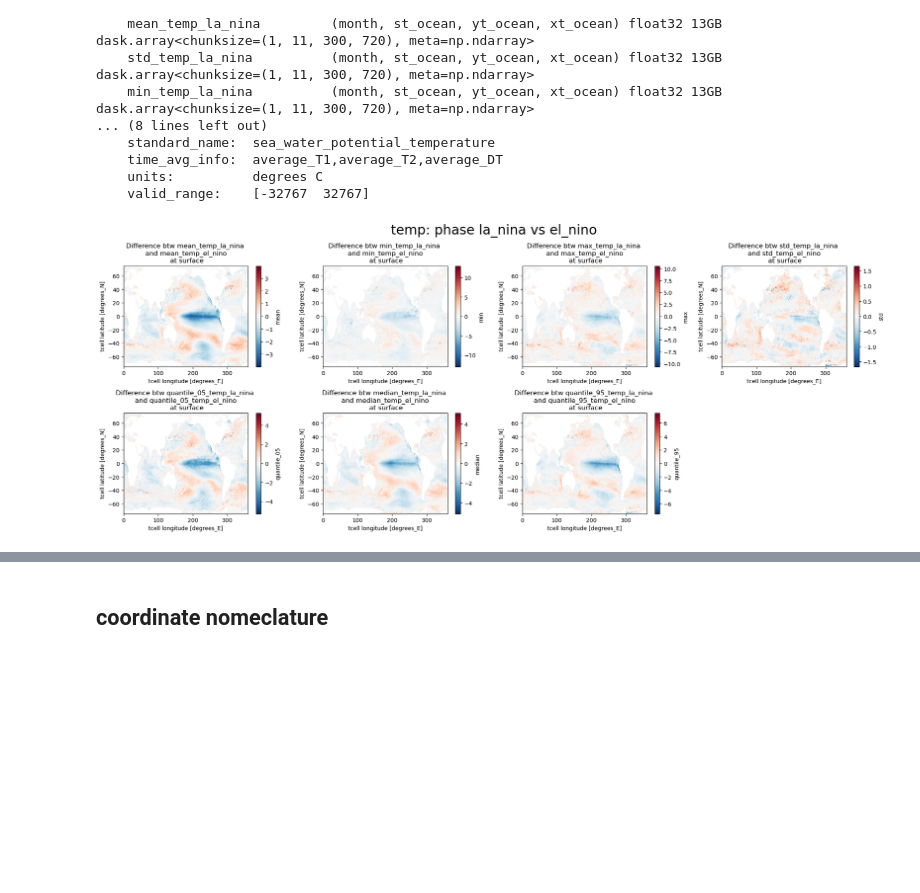
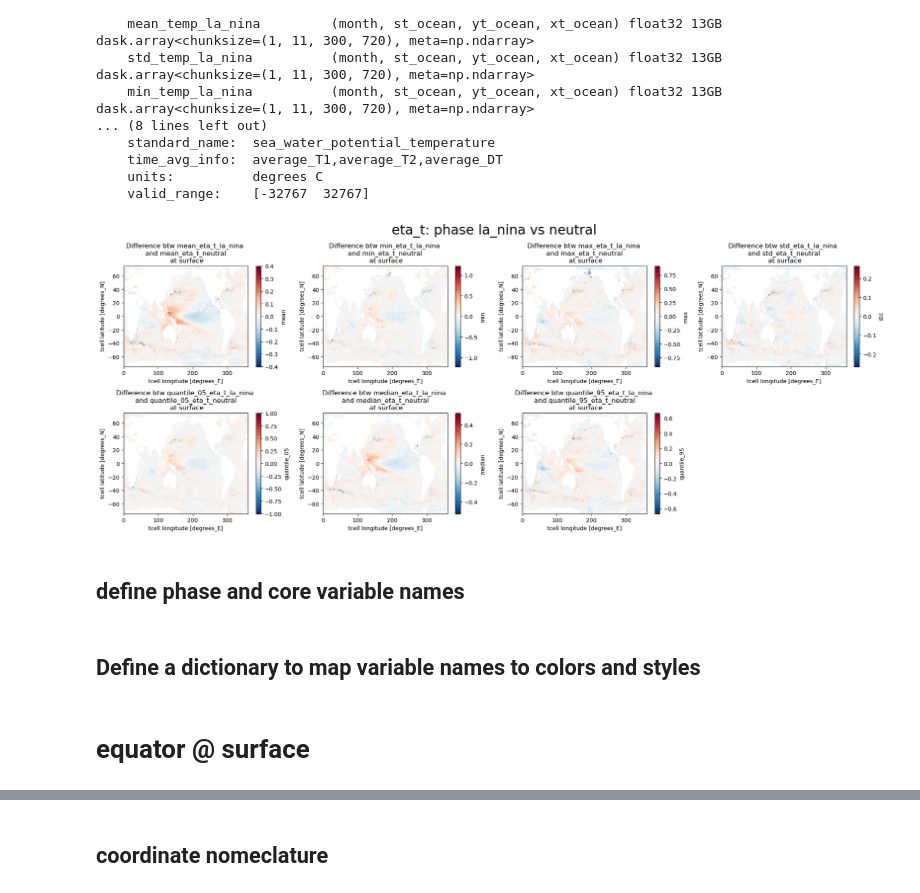
Before and after one commit to Thomas-Moore-Creative/BRAN-climatology-generator-demo, a Jupyter notebook: notebooks/sanity_check_GISready_netcdf.ipynb, the cells around one changed output, grey strips where cells are left out. Drawn from its saved outputs; the diff is of its cells as text; code cells hidden in the pictures; blank space fills up the shorter version.

```diff
--- a/notebooks/sanity_check_GISready_netcdf.ipynb
+++ b/notebooks/sanity_check_GISready_netcdf.ipynb
@@ -52,2 +54,9 @@ client = Client(cluster)
 # %%
-results_path = '/g/data/es60/users/thomas_moore/clim_demo_results/daily/bran2020_GISready_results/'
+GISready_results_path = '/g/data/es60/users/thomas_moore/clim_demo_results/daily/bran2020_GISready_results/'
+final_results_path = '/g/data/es60/users/thomas_moore/clim_demo_results/daily/bran2020_final_results/'
+intermediate_results_path = '/g/data/es60/users/thomas_moore/clim_demo_results/daily/bran2020_intermediate_results/'
+# %%
+def load_GISready_ds(GISready_results_path = '/g/data/es60/users/thomas_moore/clim_demo_results/daily/bran2020_GISready_results/',
+                     core_var='temp',phase='la_nina'):
+    ds = xr.open_mfdataset(GISready_results_path+phase+'/'+core_var+'/*.nc',concat_dim='month',combine='nested',parallel=True)
+    return ds
@@ -145,9 +290,9 @@ def find_matching_vars(ds, prefixes):
         matching_vars[prefix] = [var for var in ds.data_vars if var.startswith(prefix)]
     return matching_vars
 # %%
-core_var = 'temp'
+core_var = 'eta_t'
 phase1 = 'la_nina'
-phase2 = 'el_nino'
+phase2 = 'neutral'
 
 ds1 = load_GISready_ds(core_var=core_var,phase=phase1)
 ds2 = load_GISready_ds(core_var=core_var,phase=phase2)
@@ -164,32 +309,37 @@ matching_vars_ds2 = find_matching_vars(ds2,prefixes)
 num_prefixes = len(prefixes)
 num_cols = 4
 num_rows = (num_prefixes + num_cols - 1) // num_cols  # Ceiling division
 
 # Create the subplot grid
 fig, axes = plt.subplots(num_rows, num_cols, figsize=(20, num_rows * 4))
 
 # Flatten the axes array for easy iteration
 axes = axes.flatten()
 
 
 
 for i, prefix in enumerate(prefixes):
 
     diff = ds1[matching_vars_ds1[prefix]].rename({matching_vars_ds1[prefix][0]:prefix}) - ds2[matching_vars_ds2[prefix]].rename({matching_vars_ds2[prefix][0]:prefix})
-    diff = diff.isel({'st_ocean': 0, 'month': 0})
+    if 'st_ocean' in diff.variables:
+        diff = diff.isel({'st_ocean': 0, 'month': 0})
+    else:
+        diff = diff.isel({'month': 0})
 
     # Plot the difference
     diff[prefix].plot(ax=axes[i], cmap='RdBu_r')
     axes[i].set_title(f'Difference btw {matching_vars_ds1[prefix][0]} \n and {matching_vars_ds2[prefix][0]} \n at surface')
     i += 1
 
 # Remove any empty subplots
 for j in range(i, len(axes)):
     fig.delaxes(axes[j])
 
 # Adjust layout
 plt.suptitle(t = core_var+': phase '+ phase1 +' vs ' + phase2,fontsize=24, color='black')
 plt.tight_layout()
 plt.show()
 # %% [output]
-[figure, old version]
+[figure, new version]
+# %% [markdown]
+## define phase and core variable names
@@ -195,0 +349,2 @@ plt.show()
+# %% [markdown]
+## Define a dictionary to map variable names to colors and styles
@@ -195,0 +438,2 @@ plt.show()
+# %% [markdown]
+# equator @ surface
```
Also changed, not shown: parts of 26 cells of this notebook.
